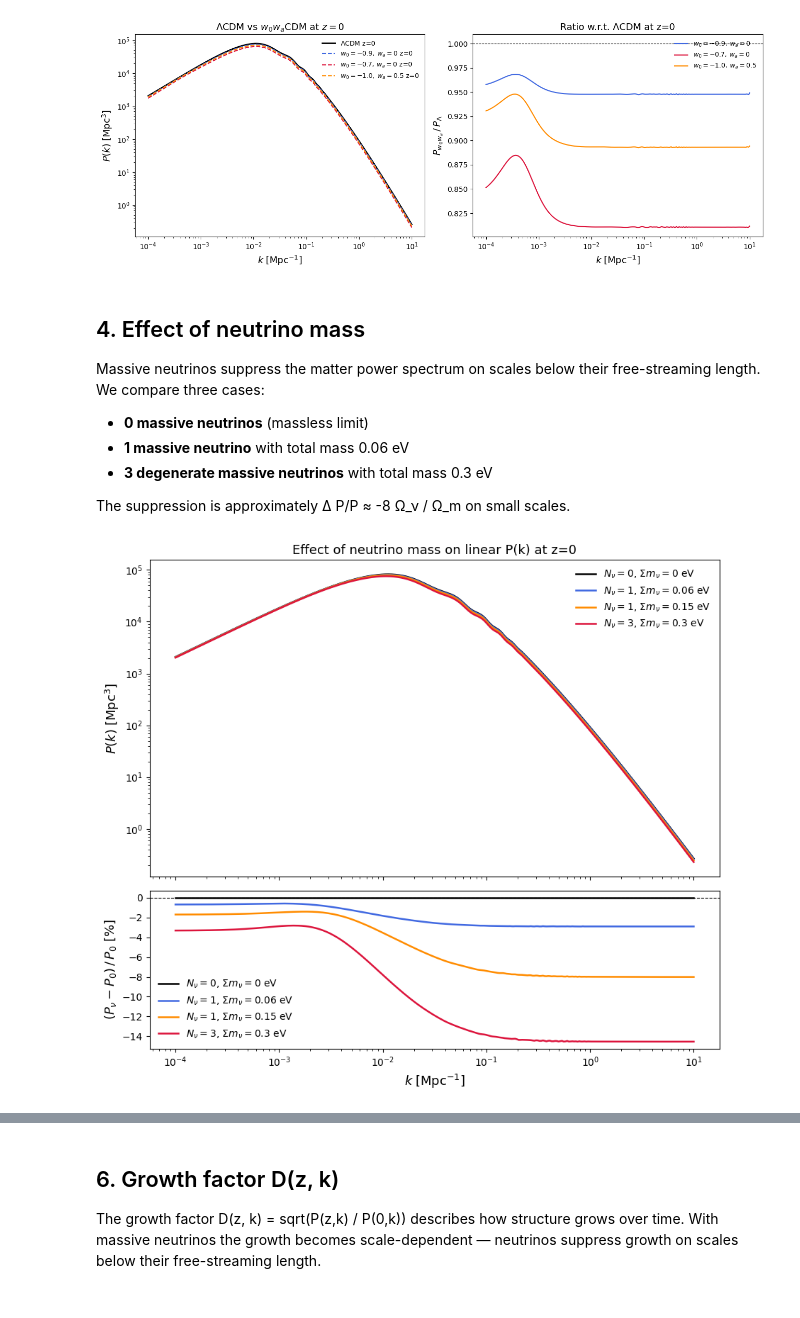
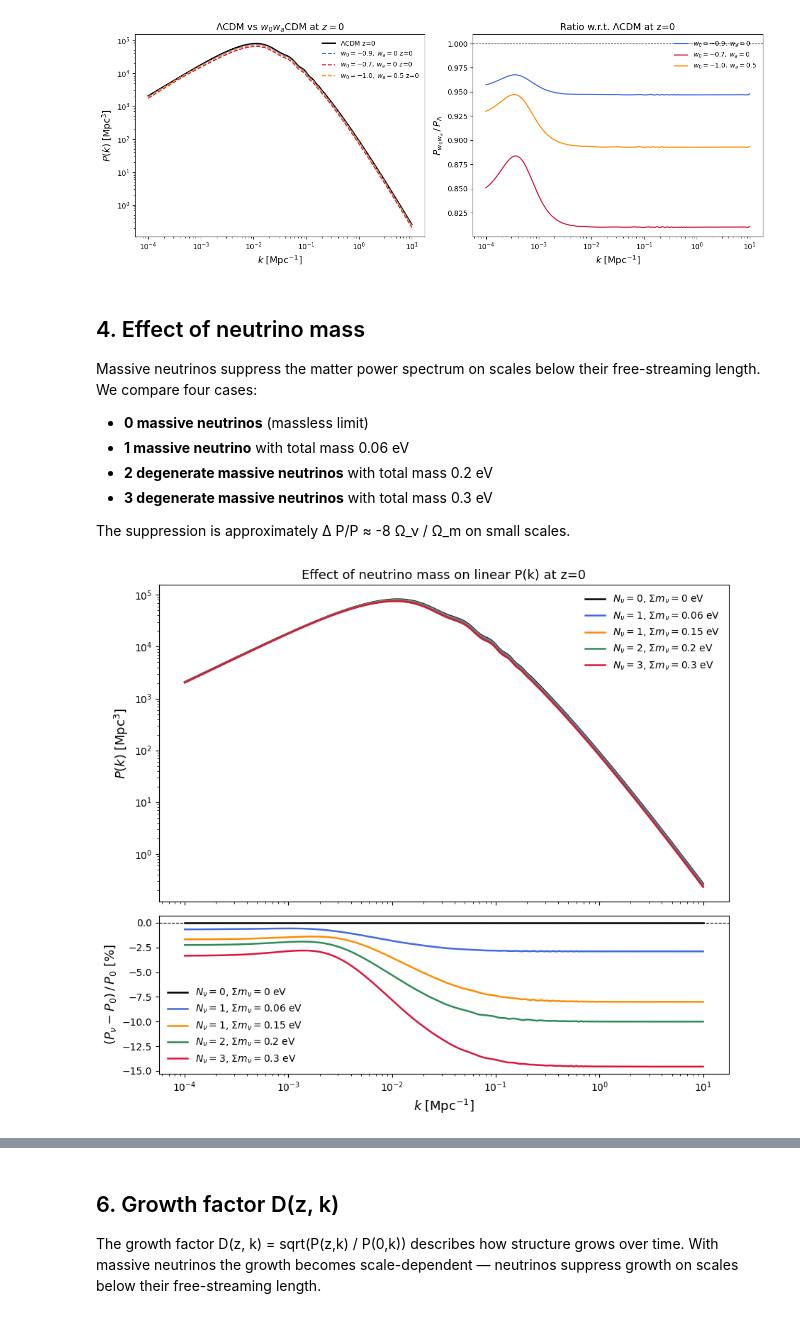
Before and after one commit to cloe-org/playground, a Jupyter notebook: tutorials/cosmology/cosmopower_jax_cosmology.ipynb, the cells around one changed output, grey strips where cells are left out. Saved outputs shown, nothing was run; the diff lists cells and outputs as text; code cells hidden in the pictures.

```diff
--- a/tutorials/cosmology/cosmopower_jax_cosmology.ipynb
+++ b/tutorials/cosmology/cosmopower_jax_cosmology.ipynb
@@ -205,9 +209,10 @@ plt.show()
 ## 4. Effect of neutrino mass
 
 Massive neutrinos suppress the matter power spectrum on scales below their free-streaming
-length. We compare three cases:
+length. We compare four cases:
 - **0 massive neutrinos** (massless limit)
 - **1 massive neutrino** with total mass 0.06 eV
+- **2 degenerate massive neutrinos** with total mass 0.2 eV
 - **3 degenerate massive neutrinos** with total mass 0.3 eV
 
 The suppression is approximately Δ P/P ≈ -8 Ω_ν / Ω_m on small scales.
@@ -218,39 +223,40 @@ nu_models = [
     {'N_mnu': 0, 'mnu': 0.0,  'label': r'$N_\nu=0$, $\Sigma m_\nu=0$ eV',    'color': 'black'},
     {'N_mnu': 1, 'mnu': 0.06, 'label': r'$N_\nu=1$, $\Sigma m_\nu=0.06$ eV', 'color': 'royalblue'},
     {'N_mnu': 1, 'mnu': 0.15, 'label': r'$N_\nu=1$, $\Sigma m_\nu=0.15$ eV', 'color': 'darkorange'},
+    {'N_mnu': 2, 'mnu': 0.2,  'label': r'$N_\nu=2$, $\Sigma m_\nu=0.2$ eV',  'color': 'seagreen'},
     {'N_mnu': 3, 'mnu': 0.3,  'label': r'$N_\nu=3$, $\Sigma m_\nu=0.3$ eV',  'color': 'crimson'},
 ]
 
 # Reference: massless
 cosmo_ref = {**cosmo, 'N_mnu': 0, 'mnu': 0.0}
 bg_ref    = CAMBBackground(**cosmo_ref)
 lin_ref   = CosmoPowerJAXLCDMPerturbations.Linear(background=bg_ref, redshifts=z_nu)
 pk_ref    = np.squeeze(lin_ref.matter_power_spectrum(0.0, ks))
 
 fig, axes = plt.subplots(2, 1, figsize=(9, 8), sharex=True,
                          gridspec_kw={'height_ratios': [2, 1]})
 
 for m in nu_models:
     cosmo_nu = {**cosmo, 'N_mnu': m['N_mnu'], 'mnu': m['mnu']}
     bg_nu    = CAMBBackground(**cosmo_nu)
     lin_nu   = CosmoPowerJAXLCDMPerturbations.Linear(background=bg_nu, redshifts=z_nu)
     pk_nu    = np.squeeze(lin_nu.matter_power_spectrum(0.0, ks))
     axes[0].loglog(ks, pk_nu, color=m['color'], lw=1.8, label=m['label'])
     axes[1].semilogx(ks, (pk_nu - pk_ref) / pk_ref * 100, color=m['color'], lw=1.8, label=m['label'])
 
 axes[0].set_ylabel(r'$P(k)\;[\mathrm{Mpc}^3]$', fontsize=13)
 axes[0].set_title('Effect of neutrino mass on linear P(k) at z=0', fontsize=13)
 axes[0].legend(fontsize=10, frameon=False)
 
 axes[1].axhline(0, color='k', lw=0.8, ls='--')
 axes[1].set_xlabel(r'$k\;[\mathrm{Mpc}^{-1}]$', fontsize=13)
 axes[1].set_ylabel(r'$(P_\nu - P_0)\,/\,P_0\;[\%]$', fontsize=13)
 axes[1].legend(fontsize=10, frameon=False)
 
 plt.tight_layout()
 plt.show()
 # %% [output]
-[figure, old version]
+[figure, new version]
 # %% [markdown]
 ## 5. Linear vs Nonlinear P(k) and baryonic feedback
 
```
Also changed, not shown: parts of 7 cells of this notebook.
